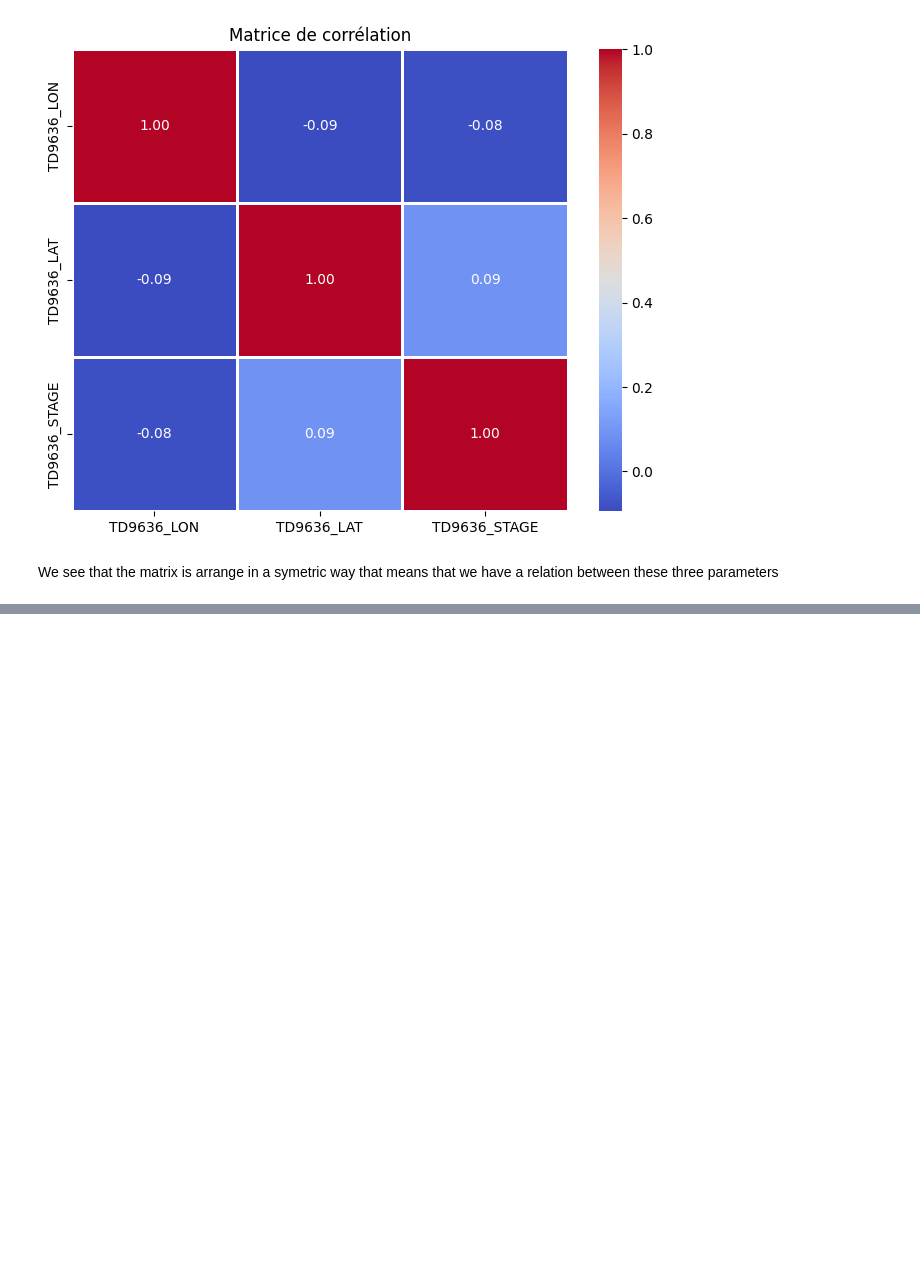
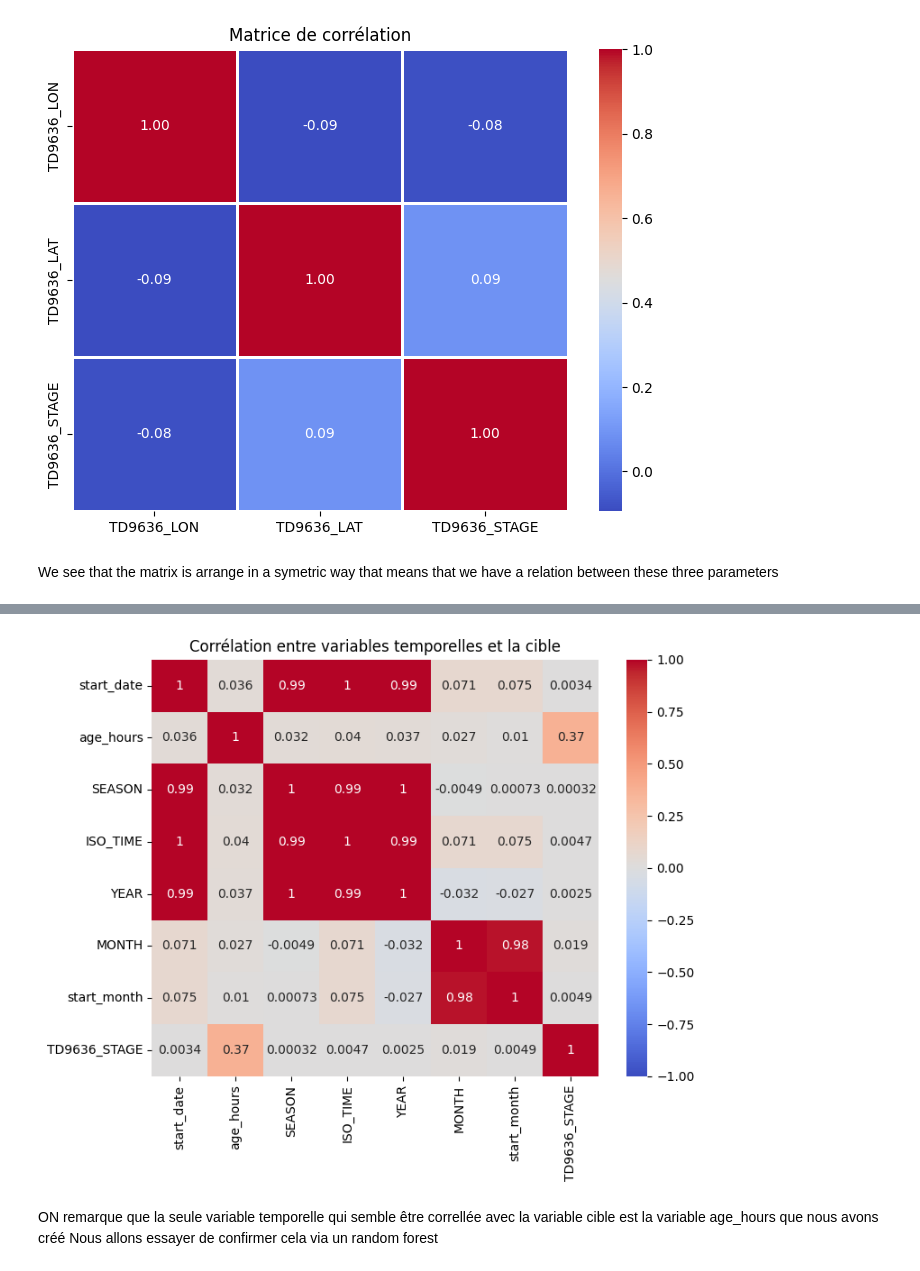
Before and after one commit to 1leolem1/Tropical-Cyclone-Strength-Prediction, a Jupyter notebook: Ibtracs_EDA/Ibtracs_EDA_Final.ipynb, the cells around one changed output, grey strips where cells are left out. Drawn from its saved outputs; the diff is of its cells as text; code cells hidden in the pictures; blank space fills up the shorter version.

Commit message:
start of the common file
uptdate requirements.txt with xgboost model
update the EDA with the beginning of the feature engineering. Stopped at xgboost model.

```diff
--- a/Ibtracs_EDA/Ibtracs_EDA_Final.ipynb
+++ b/Ibtracs_EDA/Ibtracs_EDA_Final.ipynb
@@ -732,0 +748,20 @@ We see that the matrix is arrange in a symetric way that means that we have a re
+# %%
+variables_temporelles = ["start_date","age_hours","SEASON","ISO_TIME","YEAR","MONTH","start_month"]
+# %%
+variable_cible = 'TD9636_STAGE'
+# %%
+filtered_df = filtered_df.dropna(subset=[variable_cible])
+# %%
+df_temporel = filtered_df[variables_temporelles + [variable_cible]].copy()
+# %%
+df_temporel[variable_cible] = pd.to_numeric(df_temporel[variable_cible], errors='coerce')
+corr_mat = df_temporel.corr(method='pearson')
+plt.figure(figsize=(8, 6))
+sns.heatmap(corr_mat, annot=True, cmap='coolwarm', vmin=-1, vmax=1)
+plt.title("Corrélation entre variables temporelles et la cible")
+plt.show()
+# %% [output]
+[figure, added]
+# %% [markdown]
+ON remarque que la seule variable temporelle qui semble être correllée avec la variable cible est la variable age_hours que nous avons créé
+Nous allons essayer de confirmer cela via un random forest
```
Also changed, not shown: parts of 46 cells of this notebook, 1 other file.
